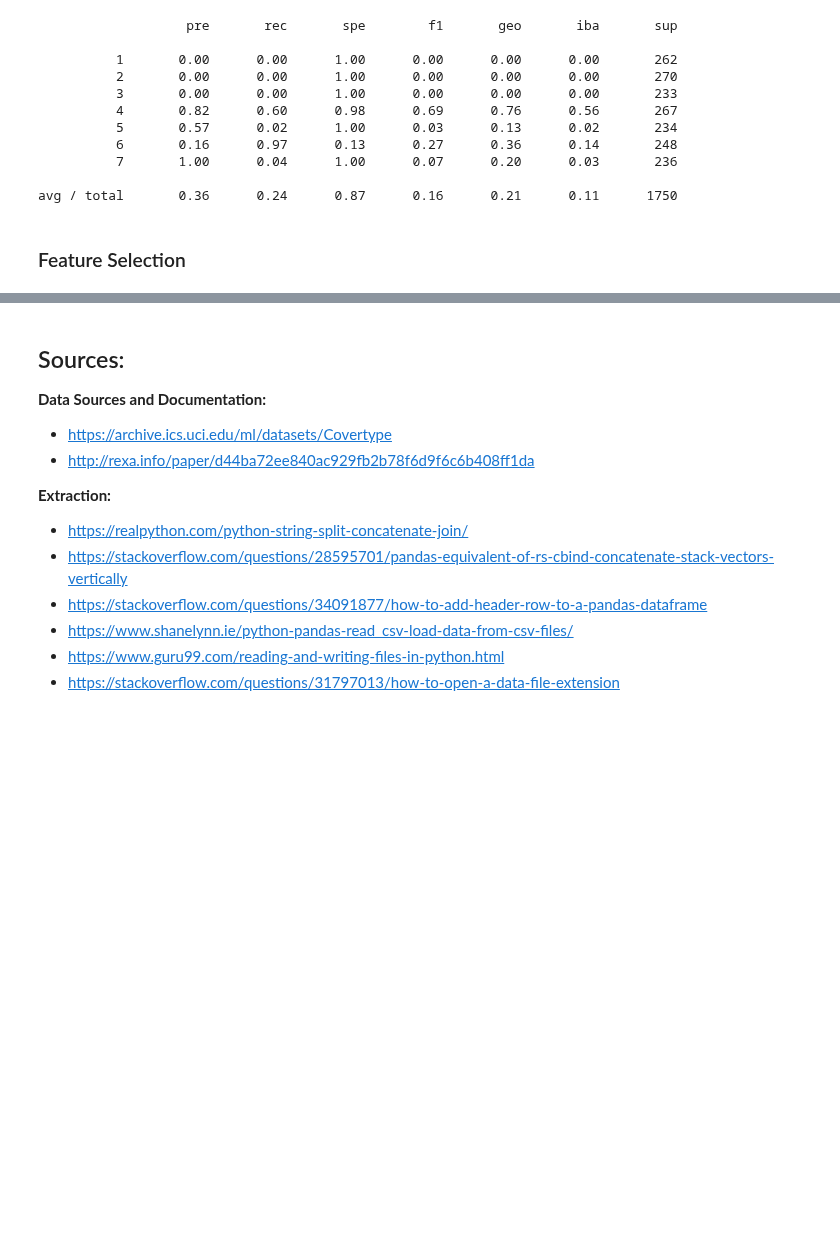
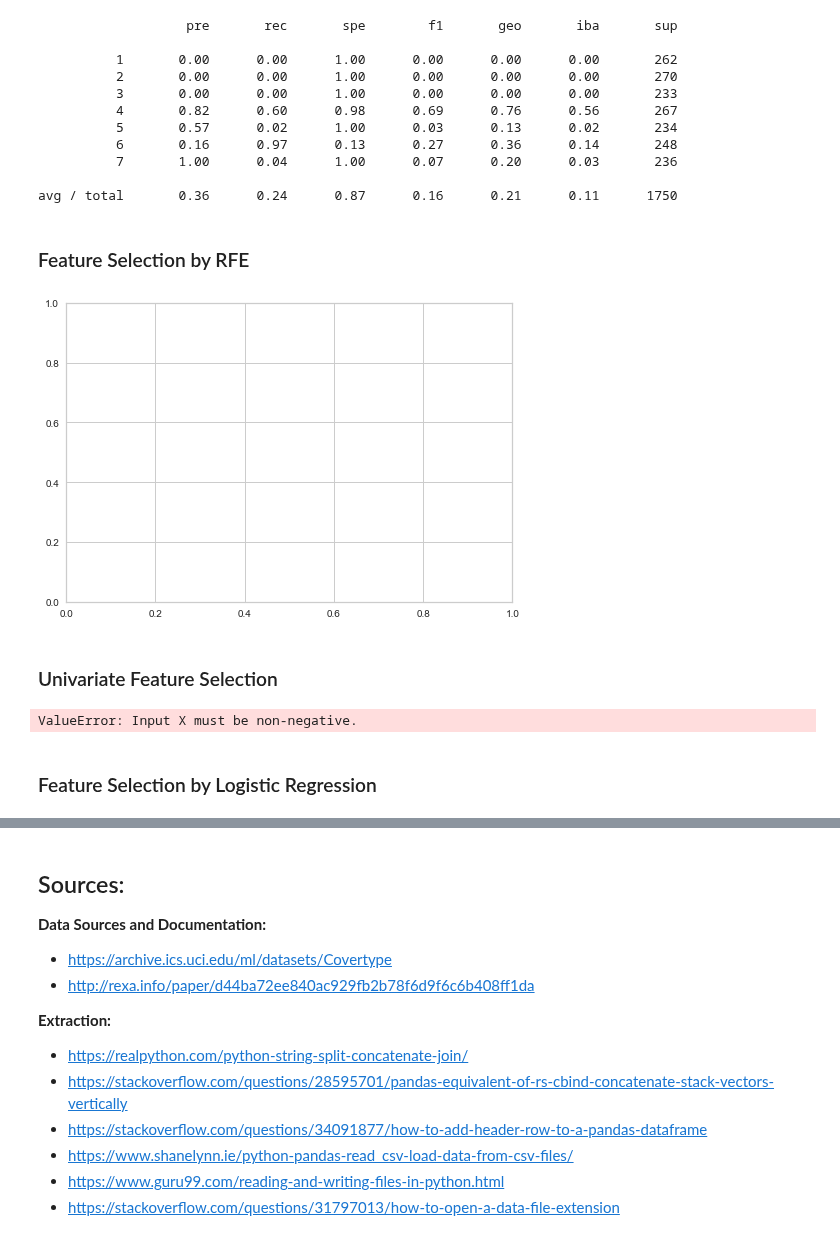
Before and after one commit to angelaaaateng/Projects, a Jupyter notebook: Covertype_Prediction/Scripts/Multiclass_classification_feature_selection.ipynb, the cells around one changed output, grey strips where cells are left out. Drawn from its saved outputs; the diff is of its cells as text; code cells hidden in the pictures; blank space fills up the shorter version.

Commit message:
testing univariate feature extraction

```diff
--- a/Covertype_Prediction/Scripts/Multiclass_classification_feature_selection.ipynb
+++ b/Covertype_Prediction/Scripts/Multiclass_classification_feature_selection.ipynb
@@ -486,7 +488,7 @@ print(classification_report_imbalanced(y_test, pipeline.predict(X_test)))
 
 avg / total       0.36      0.24      0.87      0.16      0.21      0.11      1750
 # %% [markdown]
-### Feature Selection
+### Feature Selection by RFE
 # %%
 from sklearn.svm import SVC
 from sklearn.datasets import make_classification
@@ -498,6 +500,11 @@ from sklearn.model_selection import StratifiedKFold
 # %%
 cv = StratifiedKFold(5)
 oz = RFECV(RandomForestClassifier(), cv=cv, scoring='f1_weighted')
 
-oz.fit(X, y)
-oz.poof()
+#doesn't run
+#oz.fit(X, y)
+#oz.poof()
+# %% [output]
+[figure, added]
+# %% [markdown]
+### Univariate Feature Selection
@@ -503,0 +517,6 @@ oz.poof()
+# %%
+fit = test.fit(X_train, y_train)
+# %% [output]
+ValueError: Input X must be non-negative.
+# %% [markdown]
+### Feature Selection by Logistic Regression
```
Also changed, not shown: parts of 14 cells of this notebook, 7 other files.
